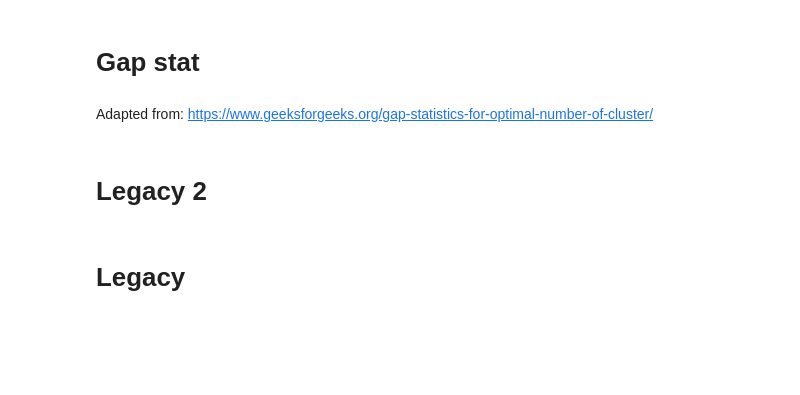
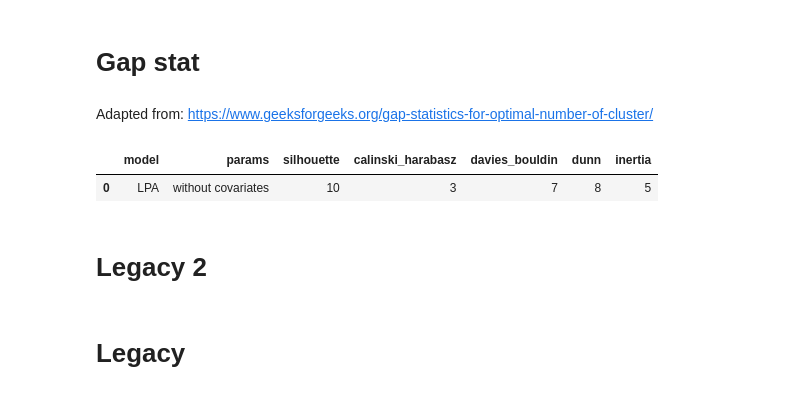
Before and after one commit to florianezanella/projet-SDS, a Jupyter notebook: gap_stat.ipynb, the cells around one changed output. Cells and saved outputs as stored; diff of their text form; code cells hidden in the pictures; blank space fills up the shorter version.

```diff
--- a/gap_stat.ipynb
+++ b/gap_stat.ipynb
@@ -522,11 +548,23 @@ def get_best_gap(df, n_min, n_max):
     return best_n
 # %%
 n_min = 1
-n_max = 4
-iters = 2
+n_max = 12
+iters = 5
 model = 'LPA'
 params = 'without covariates'
 
-gs = compute_gap_statistic(data_n, n_min, n_max, iters, model, params)
-gs
+gap_values = compute_gap_statistic(data_n, n_min, n_max, iters, model, params)
+# %%
+best_gap = pd.DataFrame()
+new_row = pd.DataFrame([{'model': model, 'params': params}])
+best_gap = pd.concat([best_gap, new_row], ignore_index=True)
+
+for index in val_indexes:
+    best_n = get_best_gap(index, n_min, n_max)
+    best_gap[index] = best_n
+
+best_gap
+# %% [output]
+|  | model | params | silhouette | calinski_harabasz | davies_bouldin | dunn | inertia |
+| 0 | LPA | without covariates | 10 | 3 | 7 | 8 | 5 |
 # %%
```
Also changed, not shown: parts of 7 cells of this notebook.
